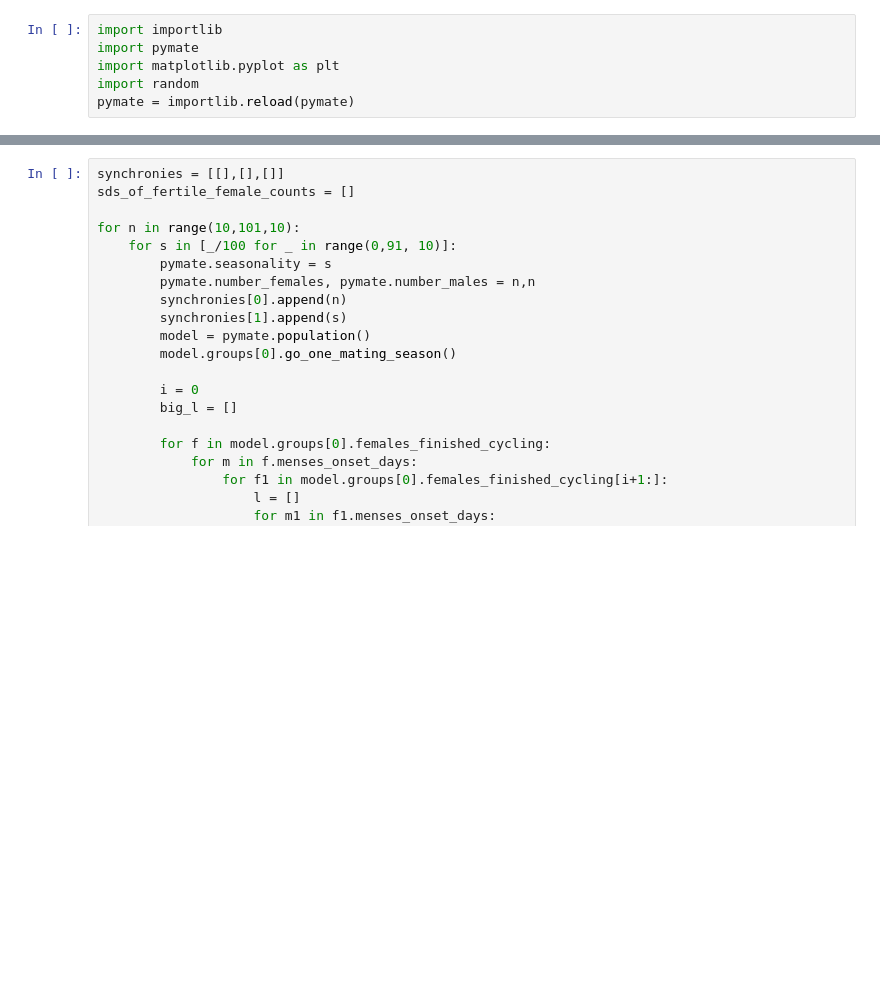
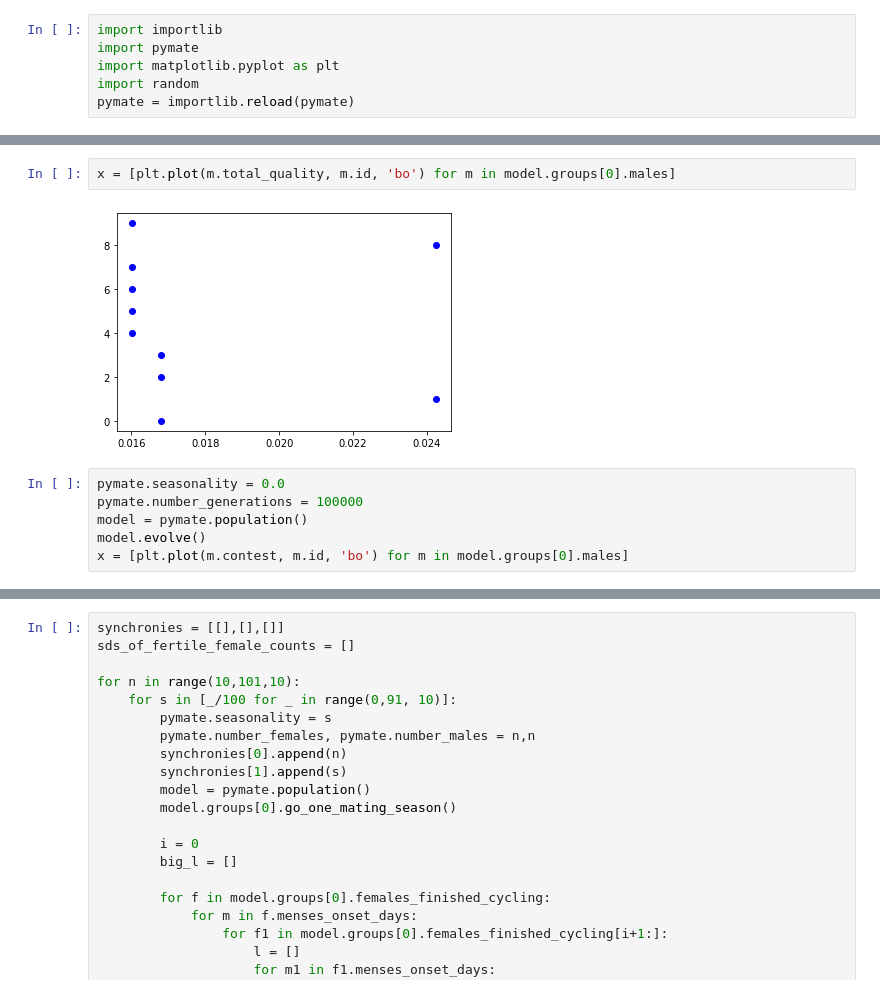
Before and after one commit to kevinrosenfield/FertilitySignalsABM, a Jupyter notebook: pymate_tests.ipynb, the cells around one changed output, grey strips where cells are left out. Drawn from its saved outputs; the diff is of its cells as text; blank space fills up the shorter version.

```diff
--- a/pymate_tests.ipynb
+++ b/pymate_tests.ipynb
@@ -13,0 +75,10 @@ model = pymate.population()
+# %%
+x = [plt.plot(m.total_quality, m.id, 'bo') for m in model.groups[0].males]
+# %% [output]
+[figure, added]
+# %%
+pymate.seasonality = 0.0
+pymate.number_generations = 100000
+model = pymate.population()
+model.evolve()
+x = [plt.plot(m.contest, m.id, 'bo') for m in model.groups[0].males]
```
Also changed, not shown: parts of 28 cells of this notebook, 2 other files.
